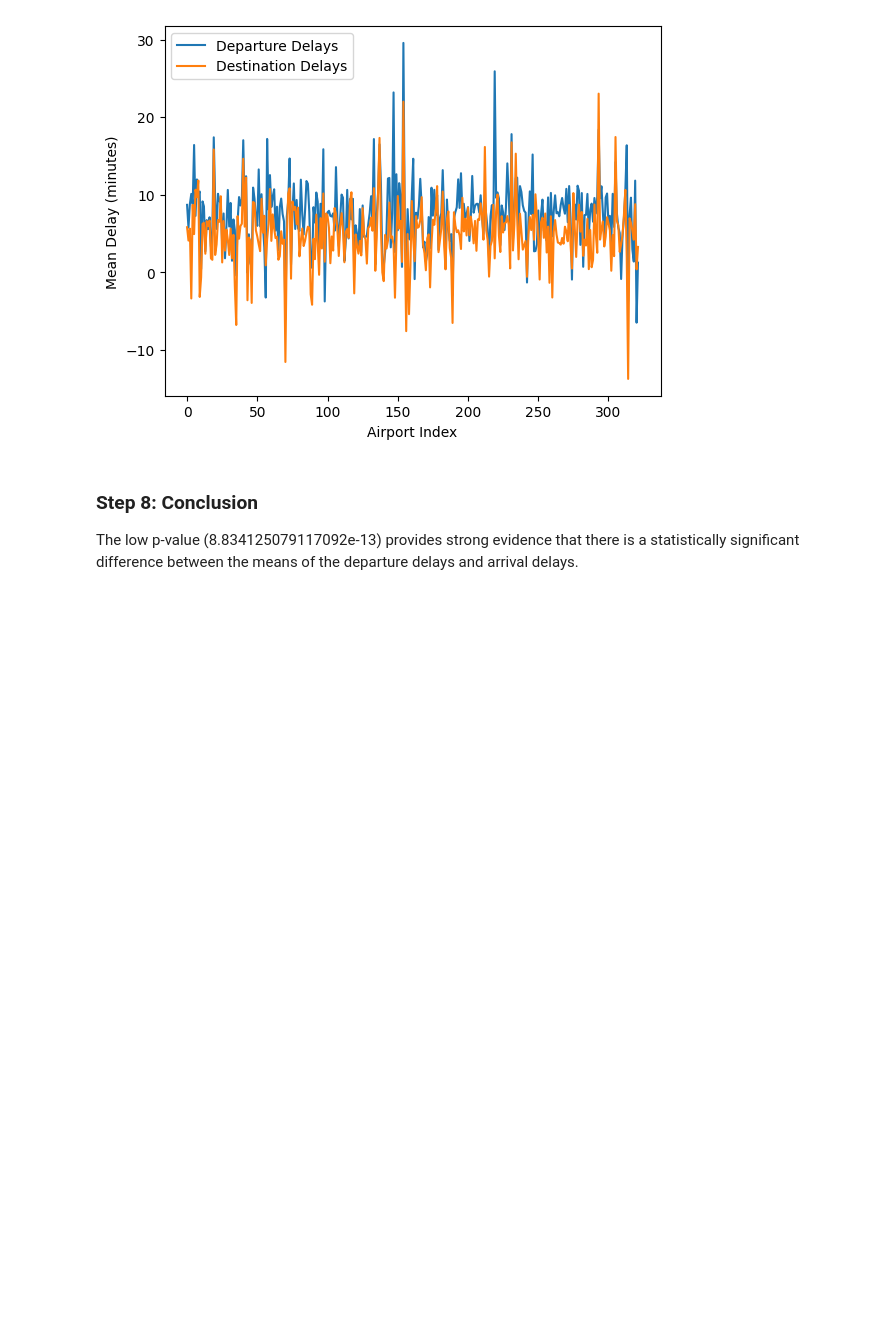
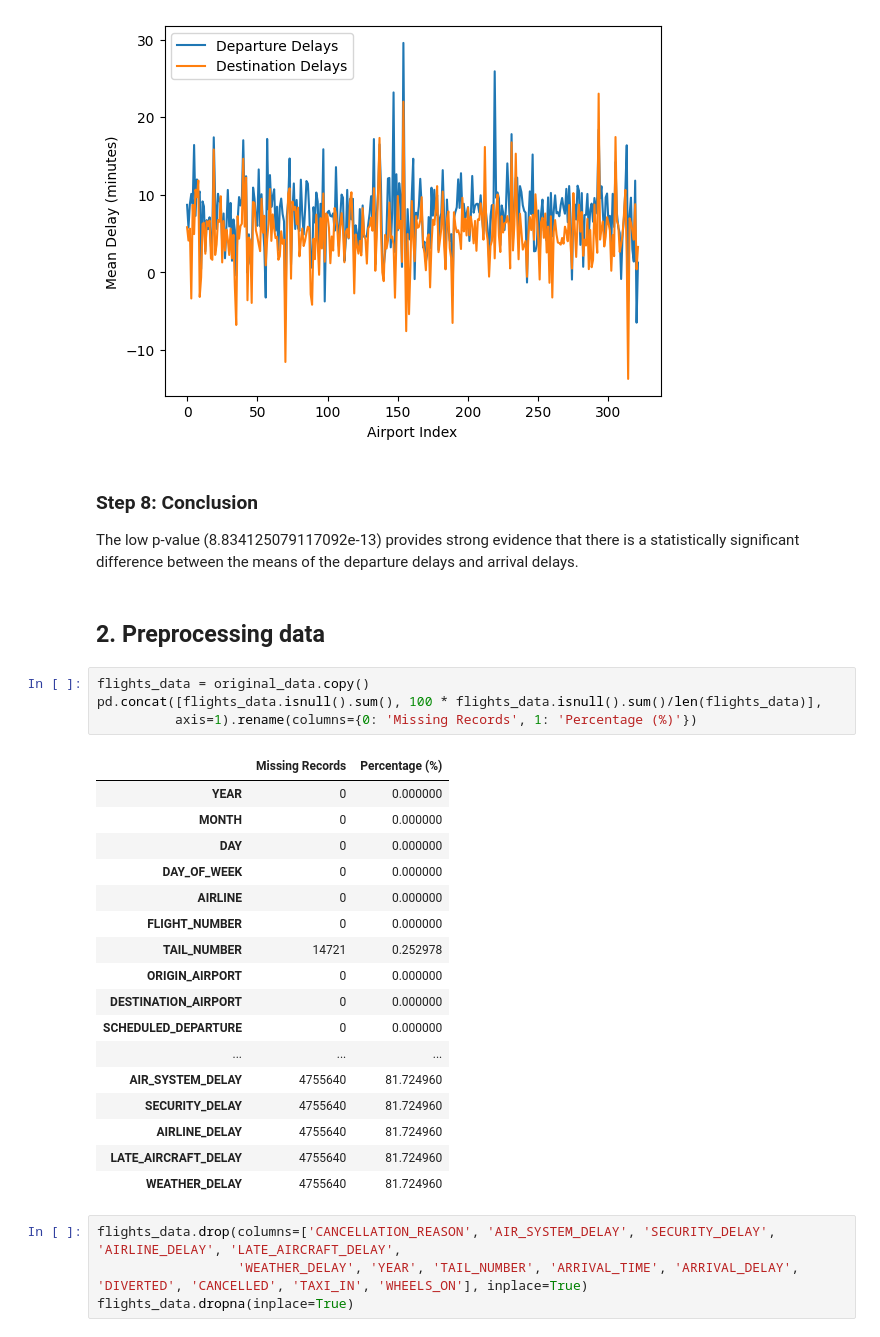
Before and after one commit to Onoitem/SDA, a Jupyter notebook: delays_destination_or_departure.ipynb, the cells around one changed output. Cells and saved outputs as stored; diff of their text form; blank space fills up the shorter version.

```diff
--- a/delays_destination_or_departure.ipynb
+++ b/delays_destination_or_departure.ipynb
@@ -169,3 +141,31 @@ plt.show()
 ### Step 8: Conclusion
 
 The low p-value (8.834125079117092e-13) provides strong evidence that there is a statistically significant difference between the means of the departure delays and arrival delays.
+# %% [markdown]
+## 2. Preprocessing data
+# %%
+flights_data = original_data.copy()
+pd.concat([flights_data.isnull().sum(), 100 * flights_data.isnull().sum()/len(flights_data)],
+          axis=1).rename(columns={0: 'Missing Records', 1: 'Percentage (%)'})
+# %% [output]
+|  | Missing Records | Percentage (%) |
+| YEAR | 0 | 0.000000 |
+| MONTH | 0 | 0.000000 |
+| DAY | 0 | 0.000000 |
+| DAY_OF_WEEK | 0 | 0.000000 |
+| AIRLINE | 0 | 0.000000 |
+| FLIGHT_NUMBER | 0 | 0.000000 |
+| TAIL_NUMBER | 14721 | 0.252978 |
+| ORIGIN_AIRPORT | 0 | 0.000000 |
+| DESTINATION_AIRPORT | 0 | 0.000000 |
+| SCHEDULED_DEPARTURE | 0 | 0.000000 |
+| ... | ... | ... |
+| AIR_SYSTEM_DELAY | 4755640 | 81.724960 |
+| SECURITY_DELAY | 4755640 | 81.724960 |
+| AIRLINE_DELAY | 4755640 | 81.724960 |
+| LATE_AIRCRAFT_DELAY | 4755640 | 81.724960 |
+| WEATHER_DELAY | 4755640 | 81.724960 |
+# %%
+flights_data.drop(columns=['CANCELLATION_REASON', 'AIR_SYSTEM_DELAY', 'SECURITY_DELAY', 'AIRLINE_DELAY', 'LATE_AIRCRAFT_DELAY',
+                  'WEATHER_DELAY', 'YEAR', 'TAIL_NUMBER', 'ARRIVAL_TIME', 'ARRIVAL_DELAY', 'DIVERTED', 'CANCELLED', 'TAXI_IN', 'WHEELS_ON'], inplace=True)
+flights_data.dropna(inplace=True)
```
Also changed, not shown: parts of 38 cells of this notebook.
